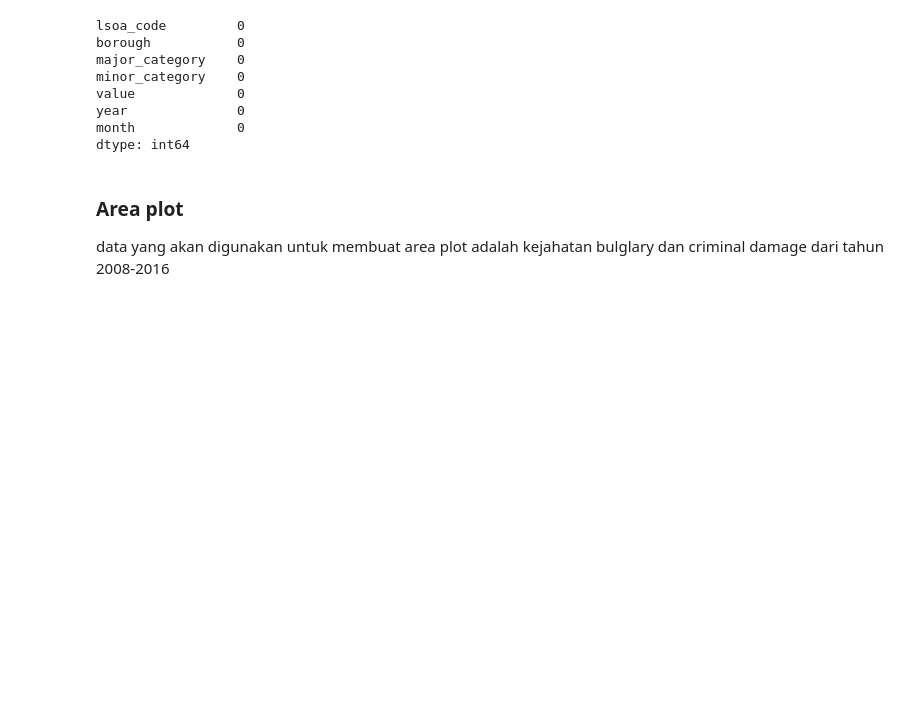
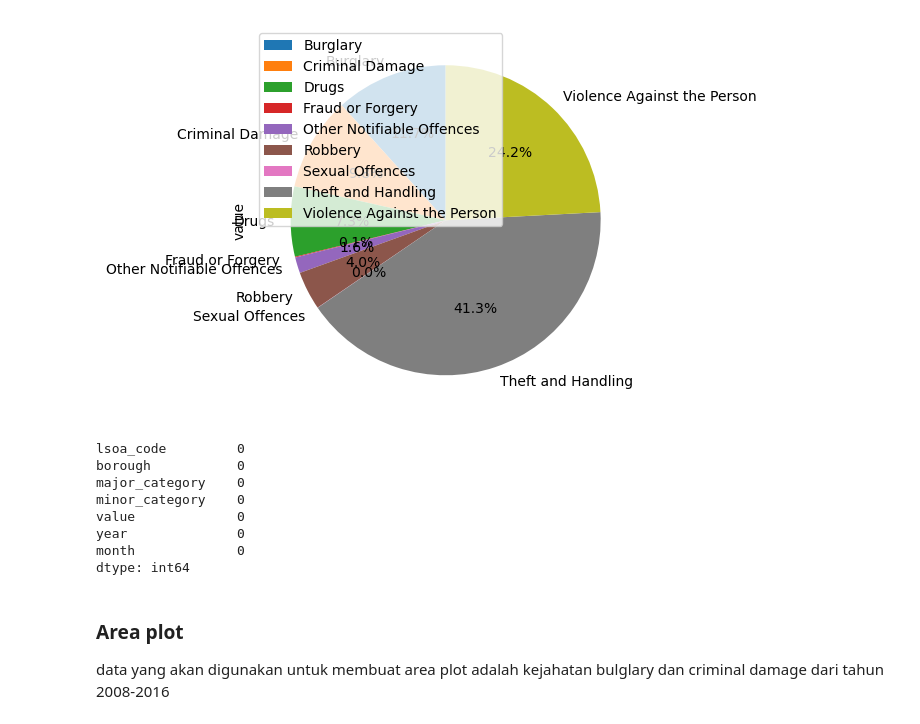
Before and after one commit to zulkarnain15/PTYN-KS-003, a Jupyter notebook: assigment_1/PYTN_Assgn_1_3_Zulkarnain.ipynb, the cells around one changed output. Drawn from its saved outputs; the diff is of its cells as text; code cells hidden in the pictures; blank space fills up the shorter version.

```diff
--- a/assigment_1/PYTN_Assgn_1_3_Zulkarnain.ipynb
+++ b/assigment_1/PYTN_Assgn_1_3_Zulkarnain.ipynb
@@ -26,0 +78,3 @@ df_london_crime.head(20)
+# %%
+crime_2016 = df_london_crime.groupby('major_category', 'year' == 2016)['value'].sum()
+crime_2016
@@ -27,3 +93,14 @@ df_london_crime.head(20)
+# %%
+crime_2016.plot(kind='pie',
+                figsize=(5,6),
+                autopct='%1.1f%%',
+                startangle=90,)
+
+plt.legend(crime_2016.index, loc='upper left')
+
+plt.show()
+# %% [output]
+[figure, added]
 # %%
 df_london_crime.isnull().sum()
 # %% [output]
```
Also changed, not shown: parts of 18 cells of this notebook, 1 other file.
